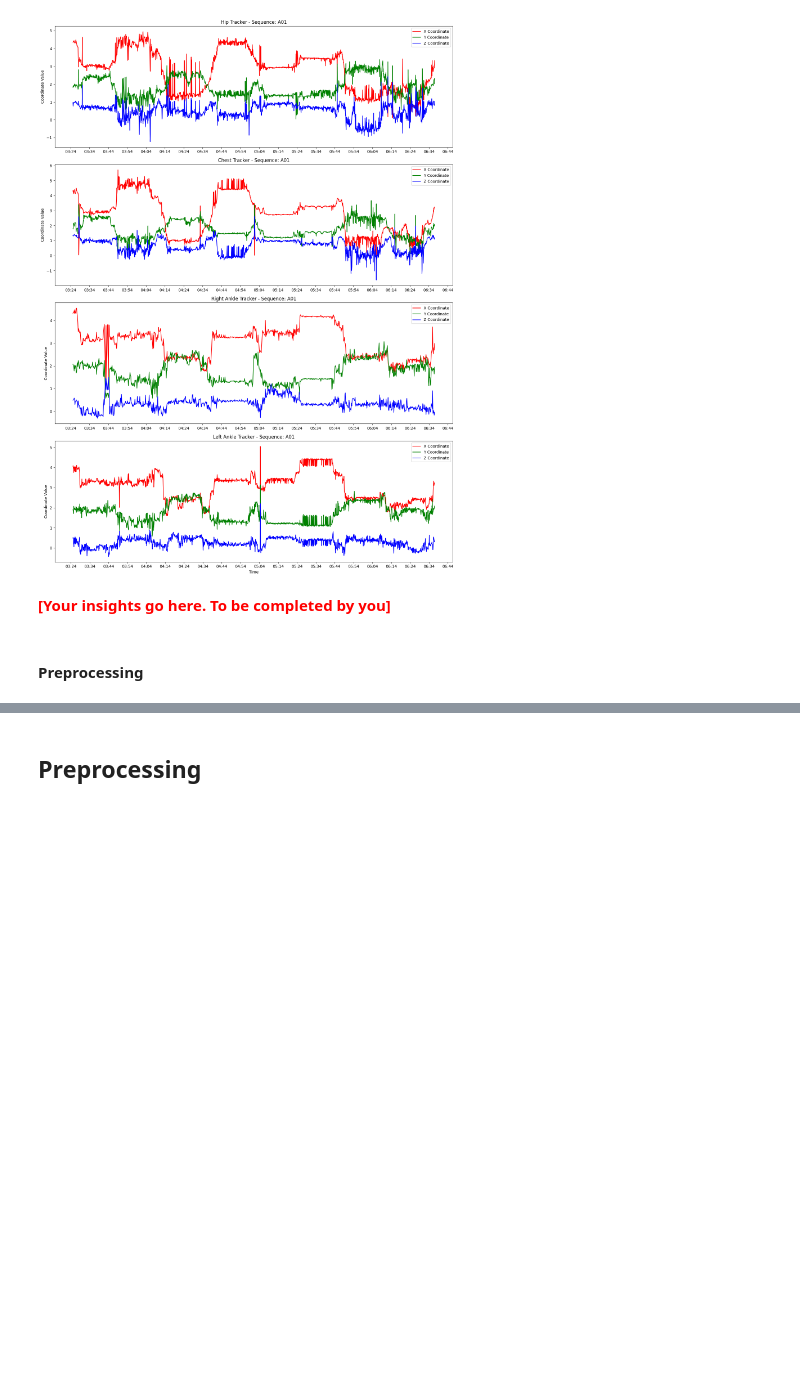
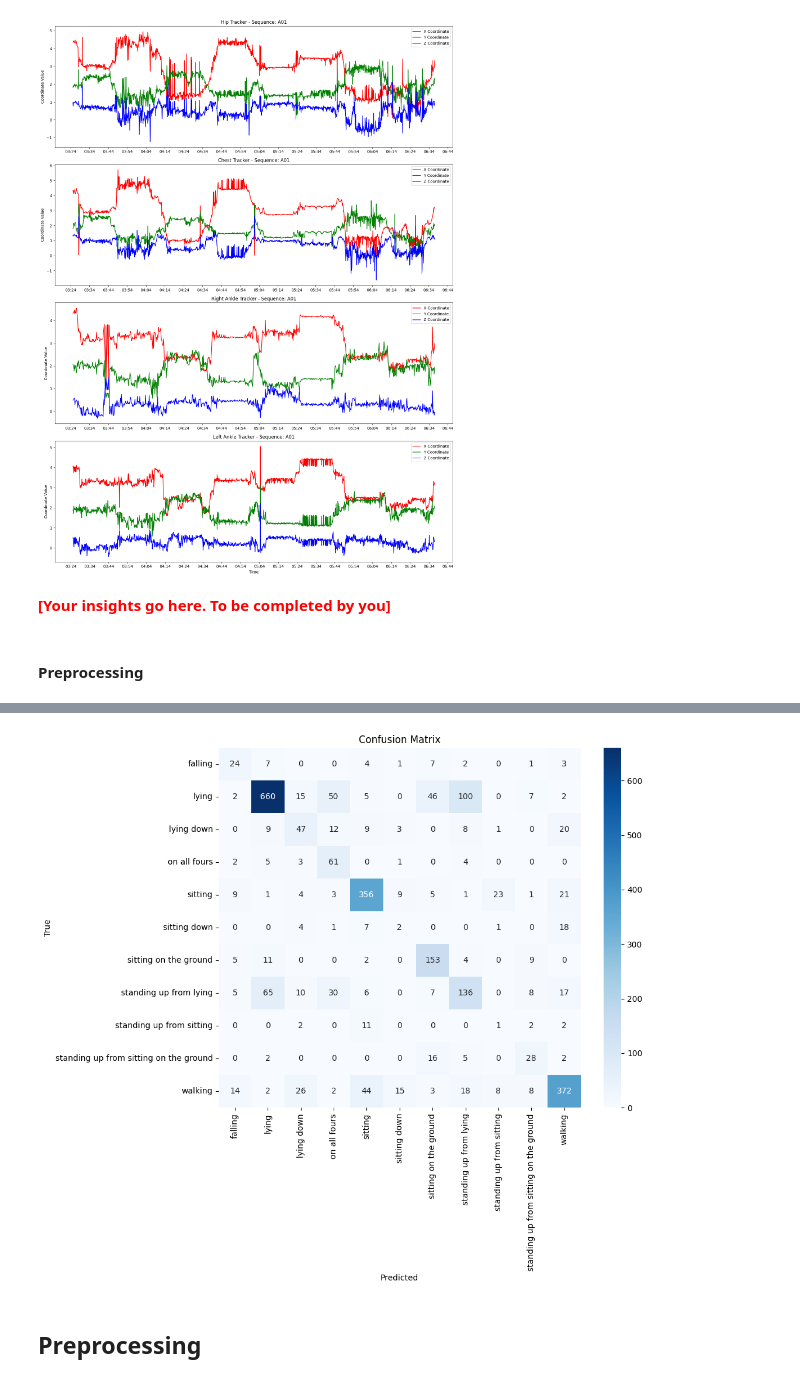
Before and after one commit to ElGrorg/LSTMFallDetection, a Jupyter notebook: coursework2_ai4sd.ipynb, the cells around one changed output, grey strips where cells are left out. Drawn from its saved outputs; the diff is of its cells as text; code cells hidden in the pictures; blank space fills up the shorter version.

```diff
--- a/coursework2_ai4sd.ipynb
+++ b/coursework2_ai4sd.ipynb
@@ -265,5 +268,5 @@ X_resampled = X_resampled.reshape((-1, 50, X.shape[2]))  # Adjust window size (5
 # %%
-X_train, X_test, y_train, y_test = train_test_split(X_resampled, y_resampled, test_size=0.2, random_state=42)
+X_train, X_val, y_train, y_val = train_test_split(X_train, y_train, test_size=0.2, random_state=42)
 # %%
 encoder = OneHotEncoder()  # Use sparse=True if you want a sparse matrix
 
@@ -362,17 +387,25 @@ def train(model, device, train_loader, test_loader, optimizer, criterion, n_epoc
 # %%
 def test(model, device, test_loader, criterion):
     model.eval()
-    total_loss = 0
+    test_loss = 0
+    correct = 0
+    total = 0
+    all_labels = []
+    all_predictions = []
     with torch.no_grad():
-        for i, (features, labels) in enumerate(test_loader):
+        for features, labels in test_loader:
             features = features.to(device)
             labels = labels.to(device)
-
             outputs = model(features)
             loss = criterion(outputs, labels)
+            test_loss += loss.item()
+            _, predicted = torch.max(outputs.data, 1)
+            total += labels.size(0)
+            correct += (predicted == torch.argmax(labels, dim=1)).sum().item()
+            all_labels.extend(torch.argmax(labels, dim=1).cpu().numpy())
+            all_predictions.extend(predicted.cpu().numpy())
 
-            total_loss += loss.item()
-    return total_loss / len(test_loader)
+    return test_loss / len(test_loader), 100 * correct / total, all_labels, all_predictions
 # %%
 device = torch.device('cuda' if torch.cuda.is_available() else 'cpu')
 
@@ -422,0 +460,2 @@ plot_loss_accuracy(train_losses, train_accuracies, test_losses, test_accuracies)
+# %%
+val_loss, val_accuracy, val_labels, val_predictions = test(model, device, test_loader, criterion)
@@ -423,2 +467,6 @@ plot_loss_accuracy(train_losses, train_accuracies, test_losses, test_accuracies)
+# %%
+plot_confusion_matrix(val_labels, val_predictions, encoder.categories_[0])
+# %% [output]
+[figure, added]
 # %% [markdown]
 ## Preprocessing
```
Also changed, not shown: parts of 36 cells of this notebook.
